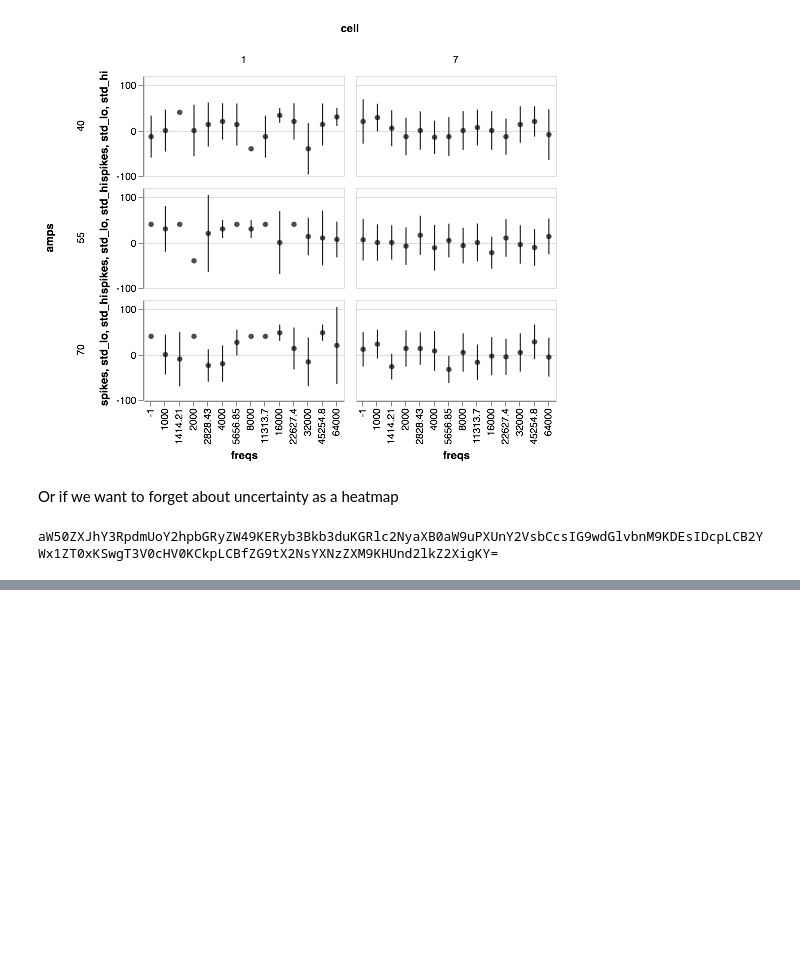
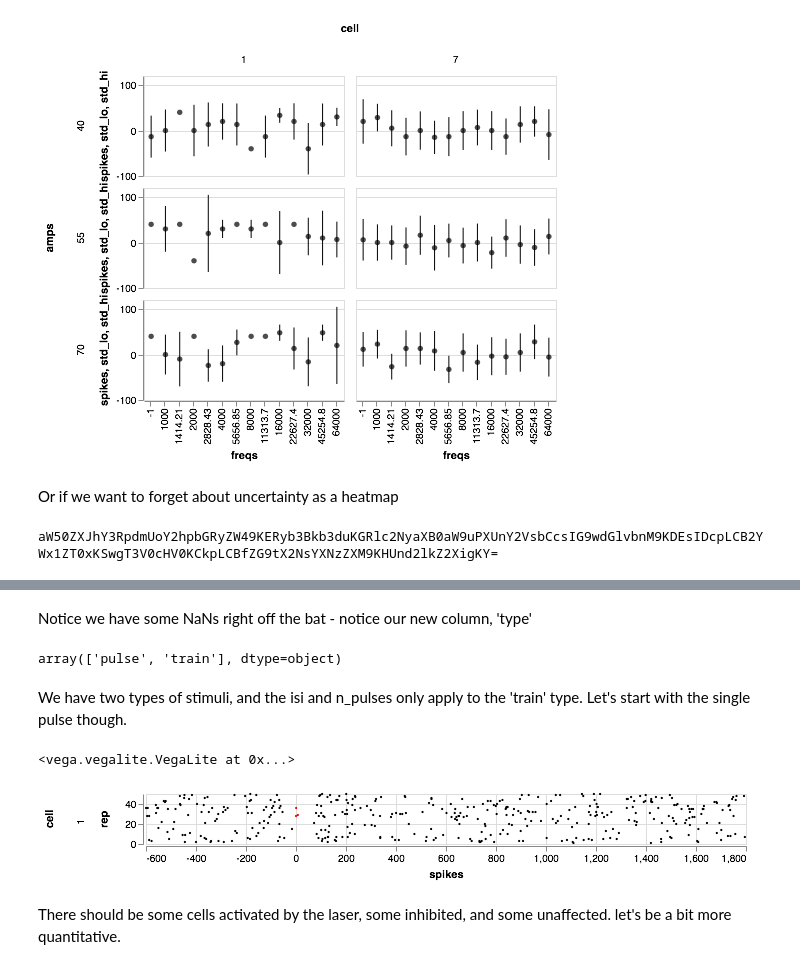
Before and after one commit to wehr-lab/bootcamp_2018, a Jupyter notebook: bootcamp_2018.ipynb, the cells around one changed output, grey strips where cells are left out. Saved outputs shown, nothing was run; the diff lists cells and outputs as text; code cells hidden in the pictures; blank space fills up the shorter version.

```diff
--- a/bootcamp_2018.ipynb
+++ b/bootcamp_2018.ipynb
@@ -272,0 +332,33 @@ aW50ZXJhY3RpdmUoY2hpbGRyZW49KERyb3Bkb3duKGRlc2NyaXB0aW9uPXUnY2VsbCcsIG9wdGlvbnM9
+# %% [markdown]
+Notice we have some NaNs right off the bat - notice our new column, 'type'
+# %%
+pinp['type'].unique()
+# %% [output]
+array(['pulse', 'train'], dtype=object)
+# %% [markdown]
+We have two types of stimuli, and the isi and n_pulses only apply to the 'train' type. Let's start with the single pulse though.
+# %%
+chart = alt.Chart(pinp[pinp['type']=='pulse']).mark_circle().encode(
+    x = alt.X('spikes'),      # X axis will be spike time
+    y = alt.Y('rep' ),        # Y is the stimulus repetition
+    size = alt.value(5),      # make the dots small
+    opacity=alt.value(1.),    # opaque
+    color=alt.condition(      # and...
+        # if the spike happened during the stimulus presentation
+        (alt.datum.spikes >= 0) & (alt.datum.spikes<=alt.datum.pulse_width),
+        alt.value('red'),     # colored red
+        alt.value('black')    # otherwise black
+    )
+).properties(
+    width = 600,
+    height = 50,
+).facet(
+    row='cell',  # split the plot into rows by cell
+)
+
+chart
+# %% [output]
+<vega.vegalite.VegaLite at 0x...>
+[figure, added]
+# %% [markdown]
+There should be some cells activated by the laser, some inhibited, and some unaffected. let's be a bit more quantitative.
```
Also changed, not shown: parts of 34 cells of this notebook, 1 other file.
